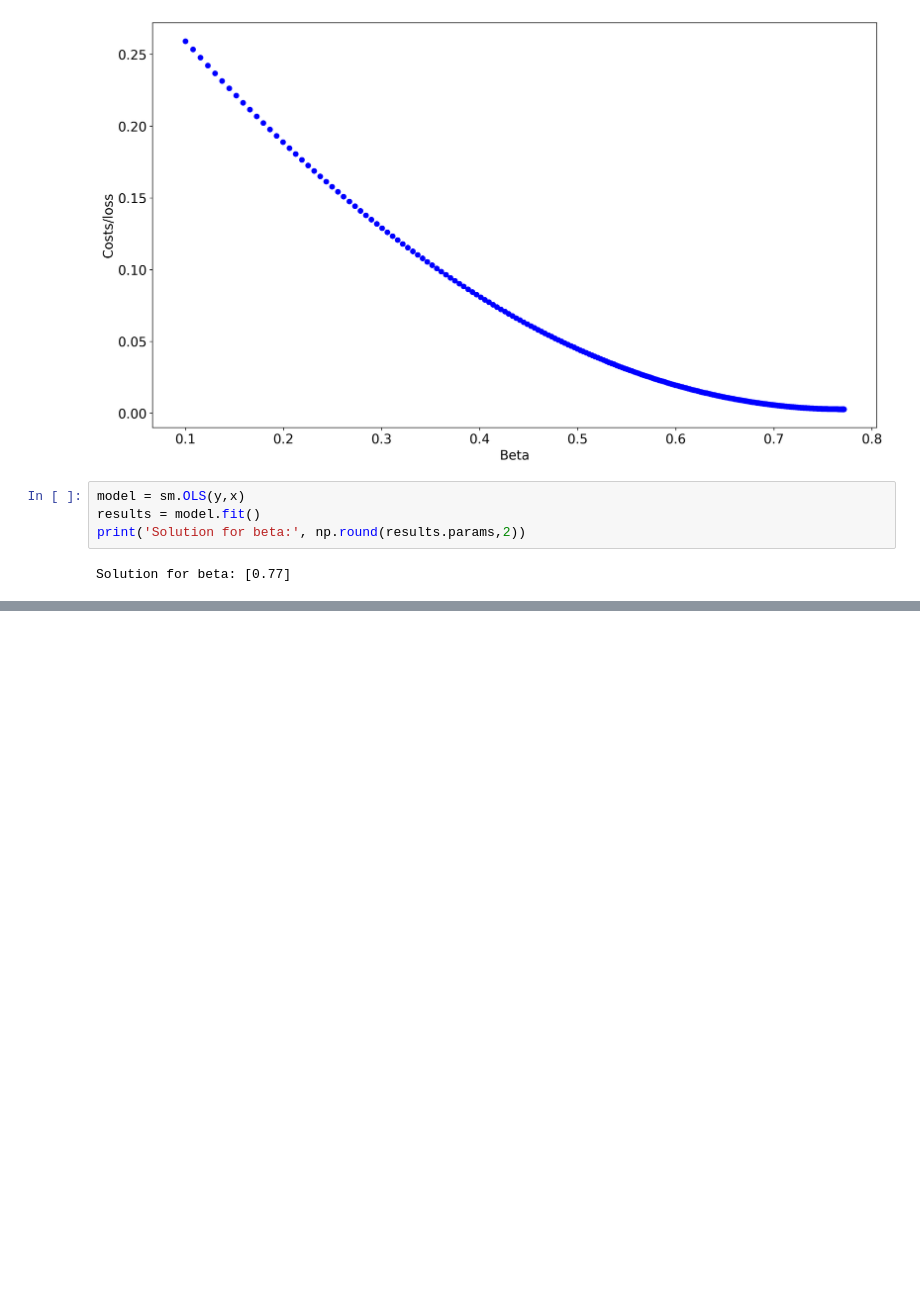
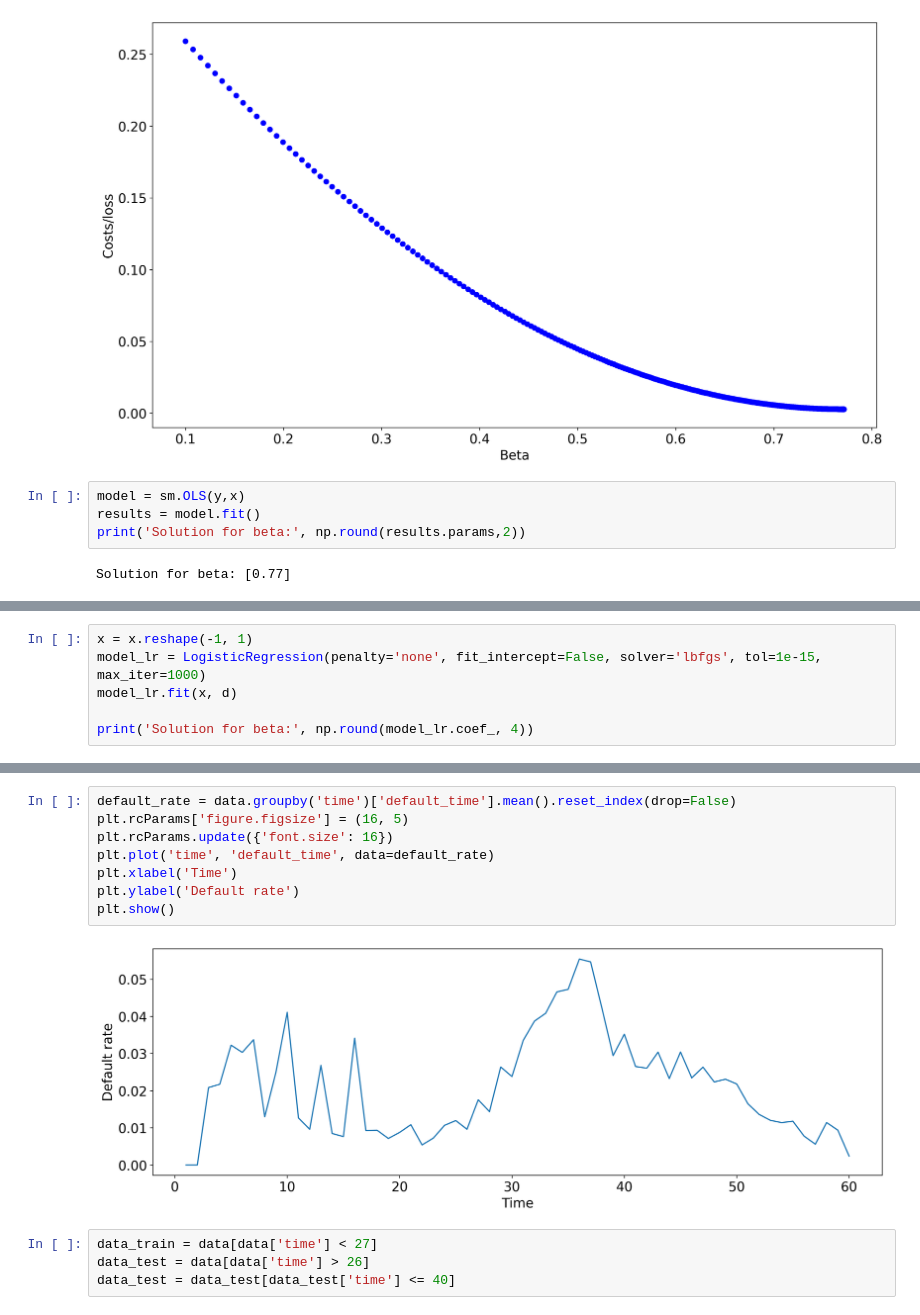
Before and after one commit to oliveiraphm/deep_credit_risk, a Jupyter notebook: chapter04_notebook.ipynb, the cells around one changed output, grey strips where cells are left out. Drawn from its saved outputs; the diff is of its cells as text; blank space fills up the shorter version.

```diff
--- a/chapter04_notebook.ipynb
+++ b/chapter04_notebook.ipynb
@@ -153,0 +202,6 @@ Solution for beta: [0.77]
+# %%
+x = x.reshape(-1, 1)
+model_lr = LogisticRegression(penalty='none', fit_intercept=False, solver='lbfgs', tol=1e-15, max_iter=1000)
+model_lr.fit(x, d)
+
+print('Solution for beta:', np.round(model_lr.coef_, 4))
@@ -153,0 +293,14 @@ Solution for beta: [0.77]
+# %%
+default_rate = data.groupby('time')['default_time'].mean().reset_index(drop=False)
+plt.rcParams['figure.figsize'] = (16, 5)
+plt.rcParams.update({'font.size': 16})
+plt.plot('time', 'default_time', data=default_rate)
+plt.xlabel('Time')
+plt.ylabel('Default rate')
+plt.show()
+# %% [output]
+[figure, added]
+# %%
+data_train = data[data['time'] < 27]
+data_test = data[data['time'] > 26]
+data_test = data_test[data_test['time'] <= 40]
```
Also changed, not shown: parts of 14 cells of this notebook.
